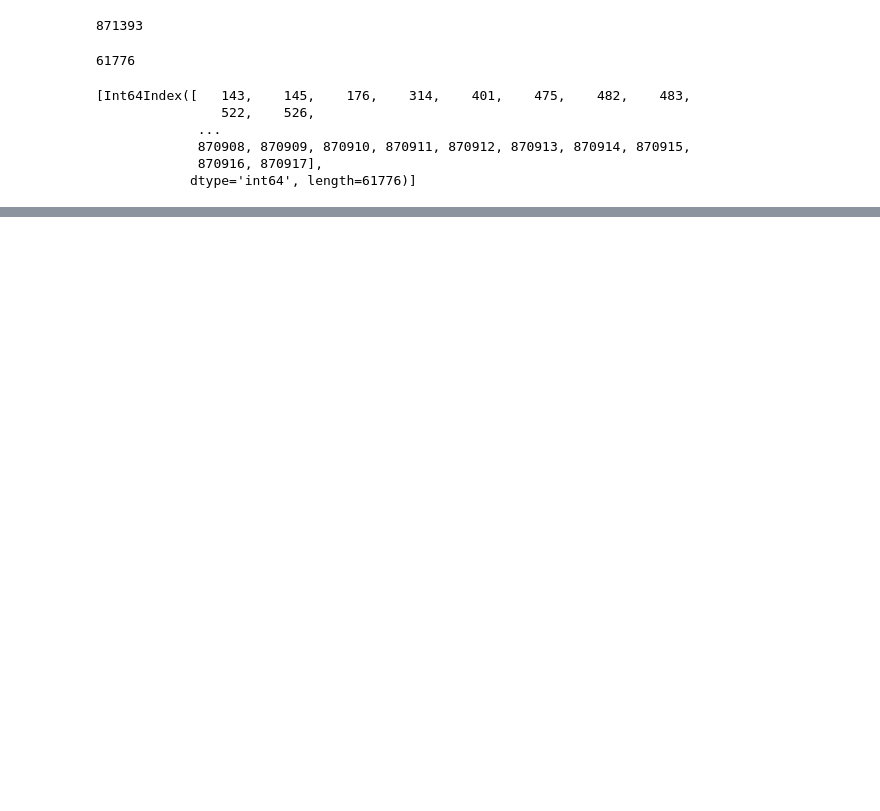
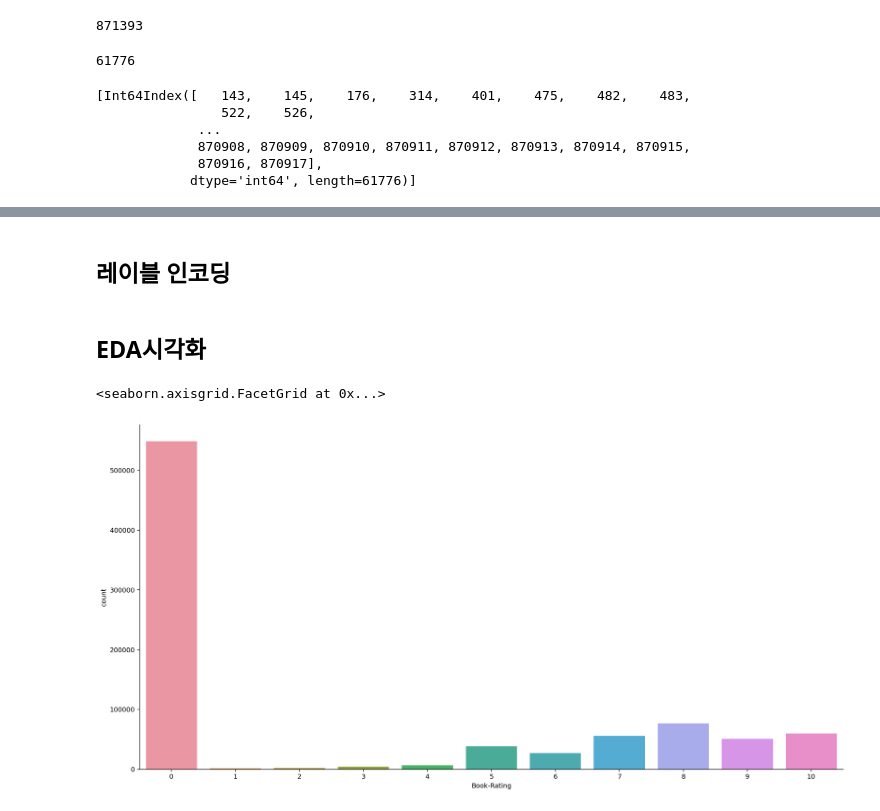
Before and after one commit to WEIT-ET/FinalProject, a Jupyter notebook: Sample-leegyuhee.ipynb, the cells around one changed output, grey strips where cells are left out. Drawn from its saved outputs; the diff is of its cells as text; code cells hidden in the pictures; blank space fills up the shorter version.

```diff
--- a/Sample-leegyuhee.ipynb
+++ b/Sample-leegyuhee.ipynb
@@ -525,0 +555,3 @@ train_df.iloc[143,4]
+# %%
+# 1960년 이하인 값 1960으로 변환
+train_df.loc[train_df['Year-Of-Publication'] < 1960, 'Year-Of-Publication'] = 1960
@@ -525,0 +560,4 @@ train_df.iloc[143,4]
+# %%
+bins = [-1, 1969, 1979,1989,1999,train_df['Year-Of-Publication'].max()]
+labels = ['1960', '1970', '1980','1990','2000+']
+train_df['Year-Of-Publication-Group'] = pd.cut(train_df['Year-Of-Publication'], bins=bins, labels=labels)
@@ -525,0 +588,11 @@ train_df.iloc[143,4]
+# %% [markdown]
+## 레이블 인코딩
+# %% [markdown]
+## EDA시각화
+# %%
+# Book-Rating 빈도
+# sns.countplot(x='Book-Rating', data=train_df)
+sns.catplot(x='Book-Rating', kind= 'count', data=train_df,height=8, aspect=2)
+# %% [output]
+<seaborn.axisgrid.FacetGrid at 0x...>
+[figure, added]
```
Also changed, not shown: parts of 53 cells of this notebook.
